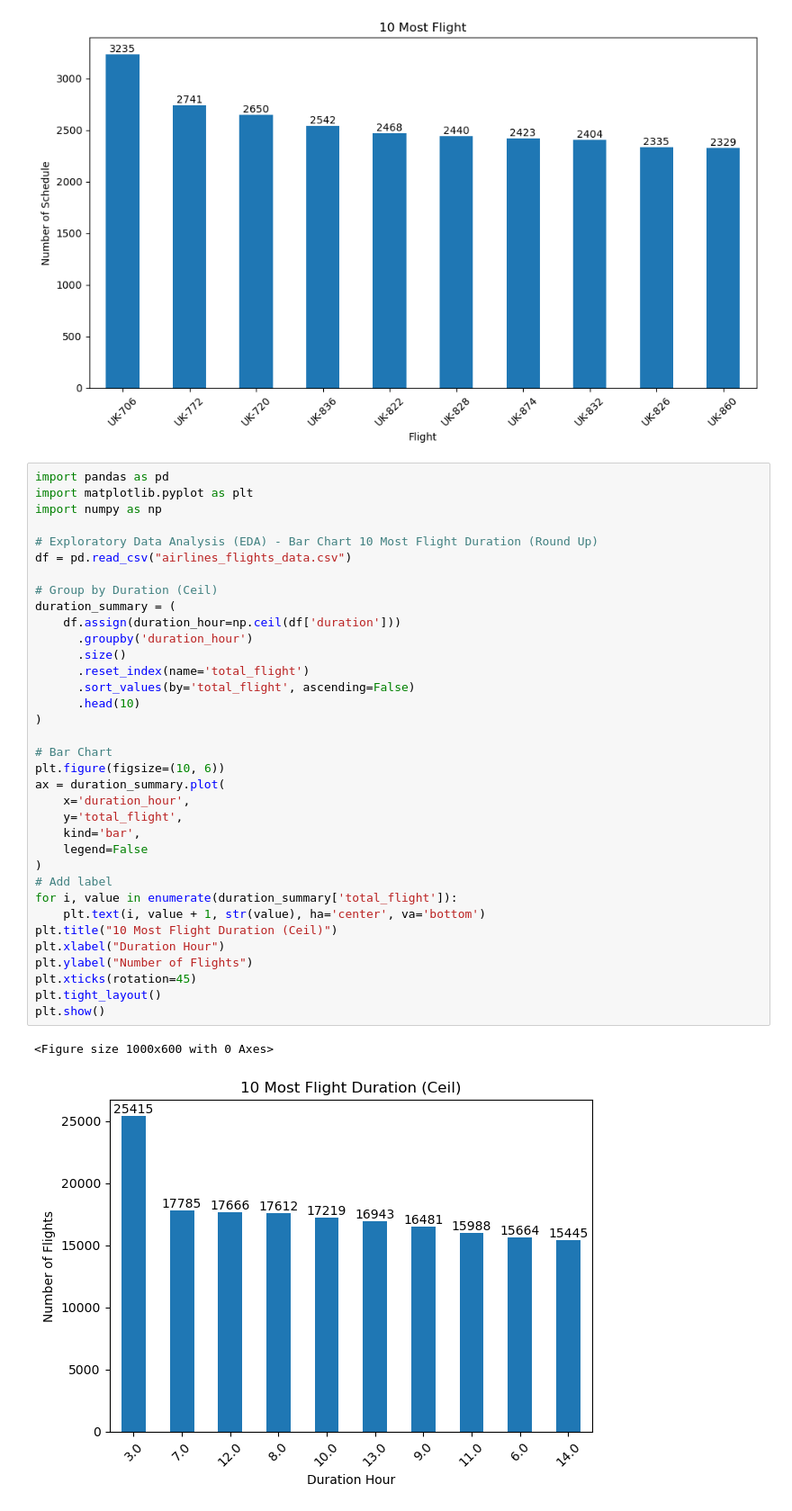
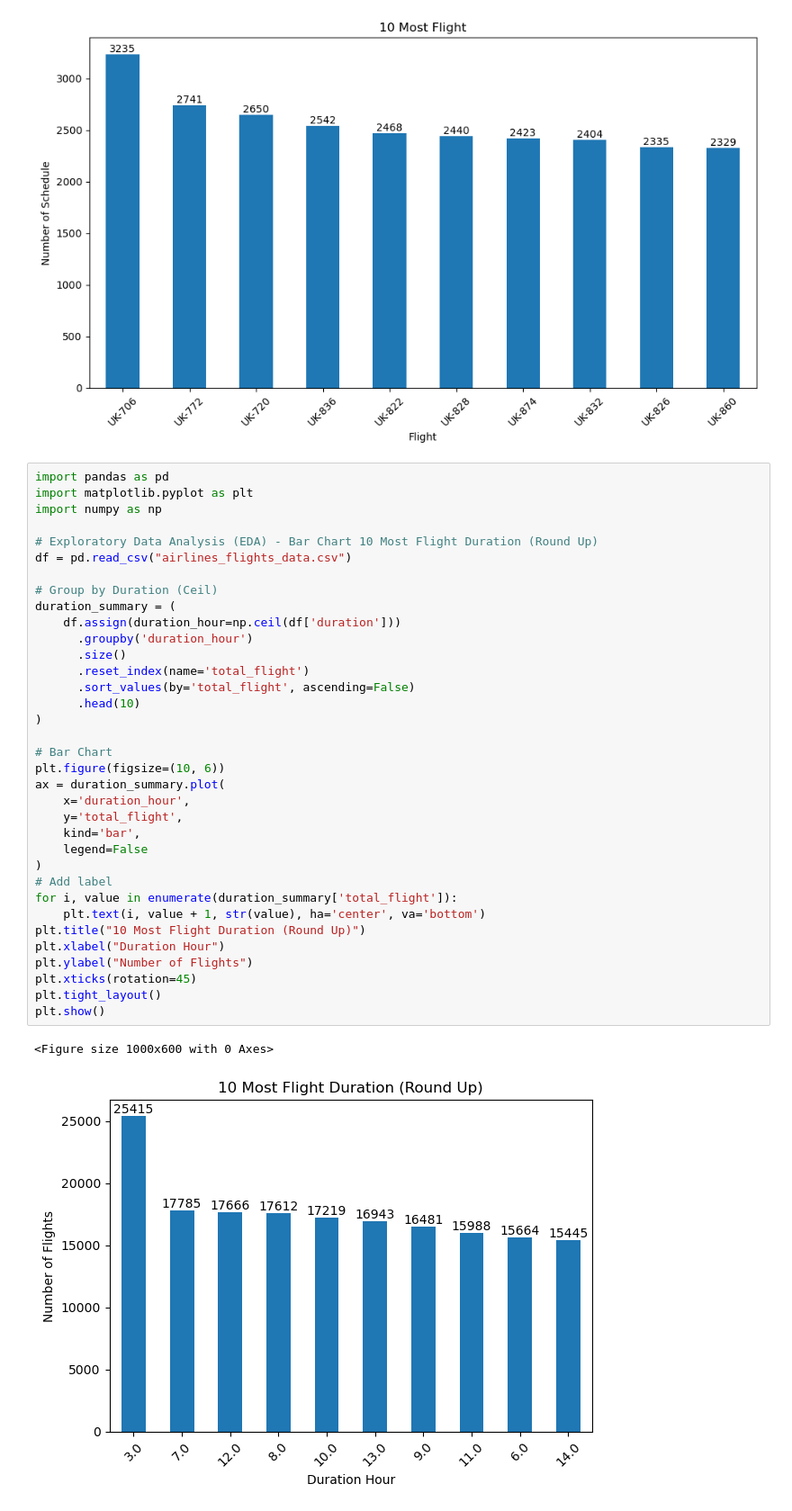
Before and after one commit to FlazeFy2/DS_Airlines-Flights-Data, a Jupyter notebook: exploratory data analysis-bar.ipynb, the cells around one changed output. Shown at 90% size. Cells and saved outputs as stored; diff of their text form.

```diff
--- a/exploratory data analysis-bar.ipynb
+++ b/exploratory data analysis-bar.ipynb
@@ -28,32 +28,32 @@ import numpy as np
 df = pd.read_csv("airlines_flights_data.csv")
 
 # Group by Duration (Ceil)
 duration_summary = (
     df.assign(duration_hour=np.ceil(df['duration']))
       .groupby('duration_hour')
       .size()
       .reset_index(name='total_flight')
       .sort_values(by='total_flight', ascending=False)
       .head(10)
 )
 
 # Bar Chart
 plt.figure(figsize=(10, 6))
 ax = duration_summary.plot(
     x='duration_hour',
     y='total_flight',
     kind='bar',
     legend=False
 )
 # Add label
 for i, value in enumerate(duration_summary['total_flight']):
     plt.text(i, value + 1, str(value), ha='center', va='bottom')
-plt.title("10 Most Flight Duration (Ceil)")
+plt.title("10 Most Flight Duration (Round Up)")
 plt.xlabel("Duration Hour")
 plt.ylabel("Number of Flights")
 plt.xticks(rotation=45)
 plt.tight_layout()
 plt.show()
 # %% [output]
 <Figure size 1000x600 with 0 Axes>
-[figure, old version]
+[figure, new version]
```
Also changed, not shown: parts of 1 cell of this notebook.
